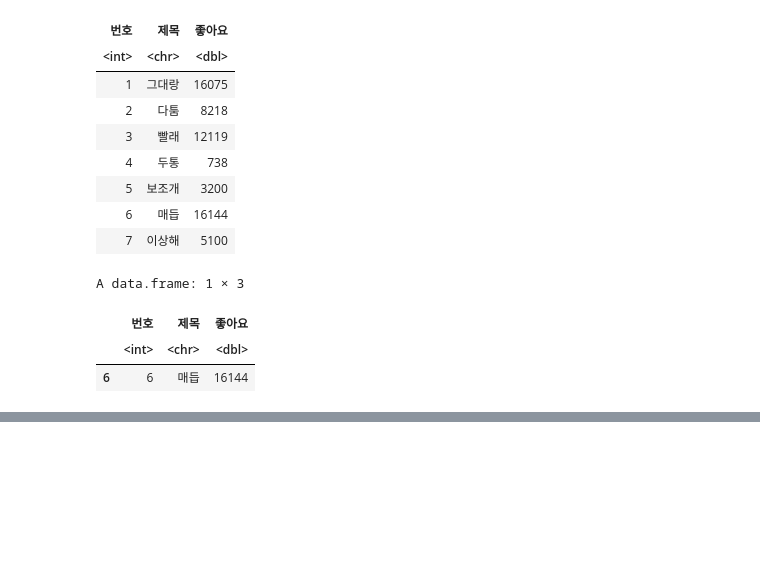
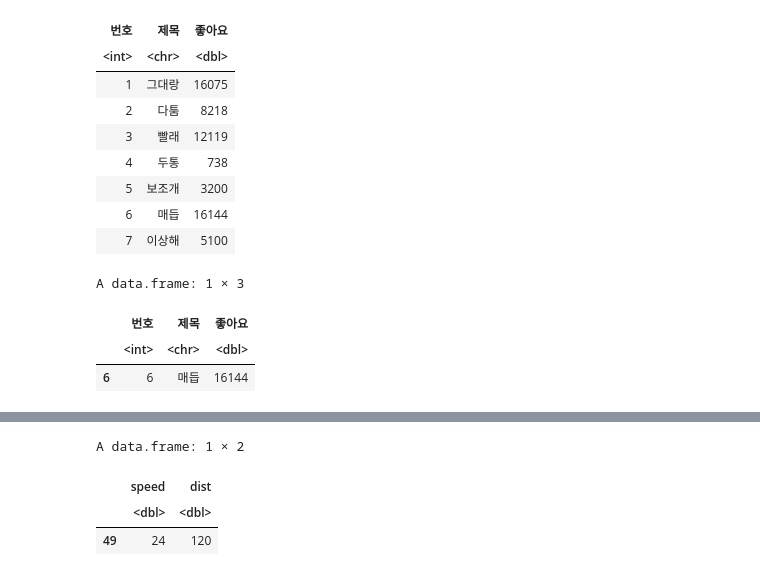
Before and after one commit to layla-focalors/R_kernal, a Jupyter notebook: Stelle/Lynx.ipynb, the cells around one changed output, grey strips where cells are left out. Drawn from its saved outputs; the diff is of its cells as text; code cells hidden in the pictures; blank space fills up the shorter version.

```diff
--- a/Stelle/Lynx.ipynb
+++ b/Stelle/Lynx.ipynb
@@ -73,0 +107,7 @@ A data.frame: 1 × 3
+# %%
+df[df['dist'] == max(df['dist']), ]
+# %% [output]
+A data.frame: 1 × 2
+|  | speed | dist |
+|  | <dbl> | <dbl> |
+| 49 | 24 | 120 |
```
Also changed, not shown: parts of 35 cells of this notebook.
